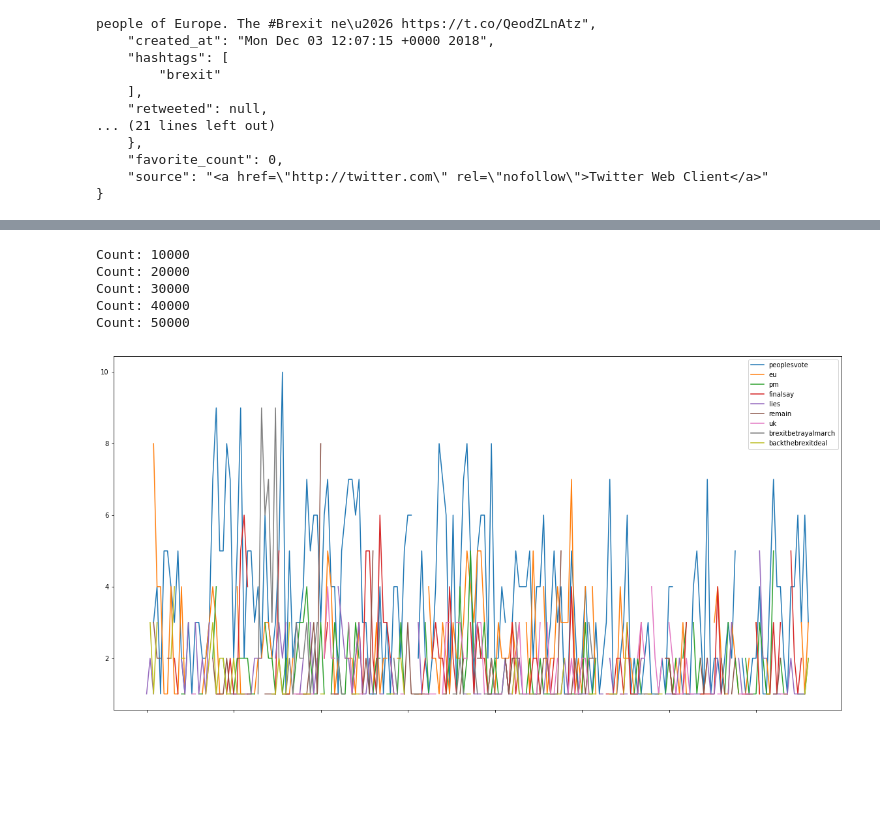
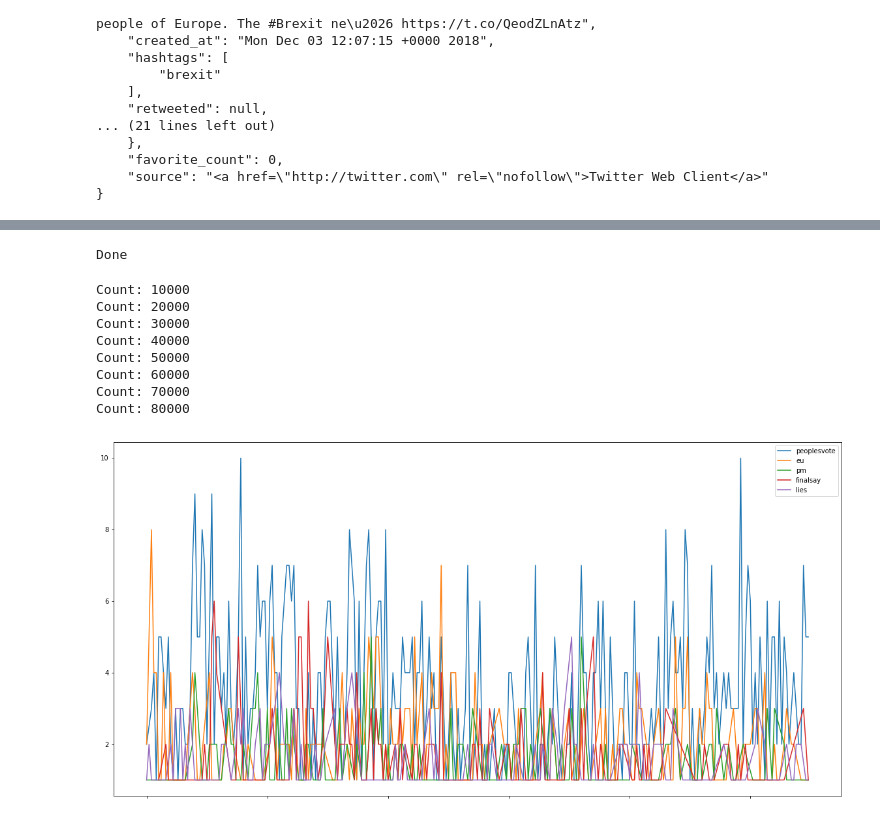
Before and after one commit to r0zetta/twitter_analysis_tools, a Jupyter notebook: gatherer_analysis.ipynb, the cells around one changed output, grey strips where cells are left out. Saved outputs shown, nothing was run; the diff lists cells and outputs as text; code cells hidden in the pictures; blank space fills up the shorter version.

Commit message:
Some graph matching and trimming added

```diff
--- a/gatherer_analysis.ipynb
+++ b/gatherer_analysis.ipynb
@@ -90,5 +94,10 @@ def print_hashtag_trends(hashtags):
                             timestamps[h][thour] = 1
                         else:
                             timestamps[h][thour] += 1
-    df = pd.DataFrame(timestamps)
+    df = None
+    if len(hashtags) > 1:
+        df = pd.DataFrame(timestamps)
+    else:
+        df = pd.Series(timestamps)
+    df = df.interpolate()
     df.plot(figsize=(20,10))
@@ -167,9 +229,9 @@ user_fields = ["users",
                "highly_replied_to_users"]
 for n in counter_names:
     counters[n] = Counter()
-min_retweet_count = 1000
-min_like_count = 1000
-min_replied_count = 200
+min_retweet_count = 2000
+min_like_count = 2000
+min_replied_count = 1000
 count = 0
 with io.open("data/raw.json", "r", encoding="utf-8") as f:
     for line in f:
@@ -186,10 +248,12 @@ with io.open("data/raw.json", "r", encoding="utf-8") as f:
             counters["words"][t] += 1
         if "in_reply_to_screen_name" in d and d["in_reply_to_screen_name"] is not None:
             counters["highly_replied_to_users"][d["in_reply_to_screen_name"]] += 1
-        if "description" in d:
-            desc = d["description"]
-            if find_exact_string("maga")(desc):
-                magas.append(sn)
+        if "user" in d and "description" in d["user"]:
+            desc = d["user"]["description"]
+            if desc is not None:
+                if find_exact_string("maga")(desc.lower()):
+                    if sn not in magas:
+                        magas.append(sn)
         if "hashtags" in d:
             ht = d["hashtags"]
             for h in ht:
@@ -265,6 +329,8 @@ for n in counter_names:
 save_csv(interactions, "data/interactions.csv")
 print("")
 print("Found " + str(len(magas)) + " magas.")
+if len(magas) > 0:
+    save_json("data/magas.json", magas)
 # %% [output]
 Count: 10000
 Count: 20000
@@ -298,0 +393,6 @@ AnEnglishRevolt
+# %%
+maga_retweeted_graph = match_graph(interactions, maga_retweeted)
+save_csv(maga_retweeted_graph, "data/maga_retweeted_graph.csv")
+print("Done")
+# %% [output]
+Done
@@ -299,10 +411,13 @@ AnEnglishRevolt
 # %%
-ht = [x for x, c in counters["hashtags"].most_common(10)][1:]
+ht = [x for x, c in counters["hashtags"].most_common(6)][1:]
 print_hashtag_trends(ht)
 # %% [output]
 Count: 10000
 Count: 20000
 Count: 30000
 Count: 40000
 Count: 50000
+Count: 60000
+Count: 70000
+Count: 80000
-[figure, old version]
+[figure, new version]
```
Also changed, not shown: parts of 14 cells of this notebook.
